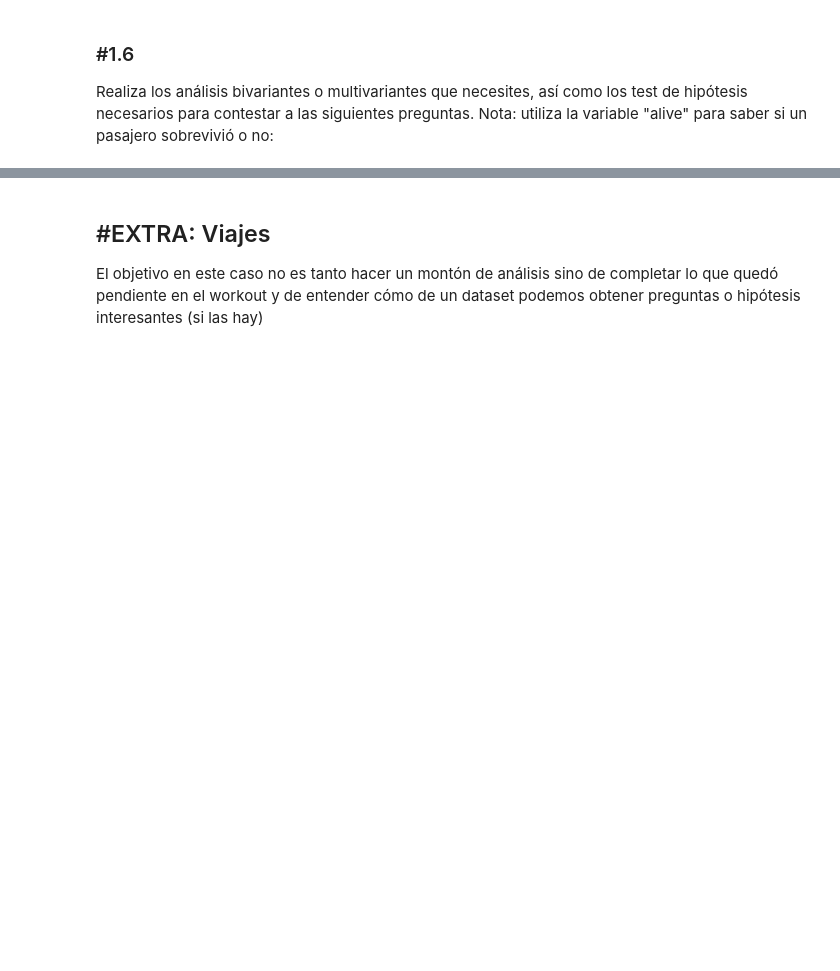
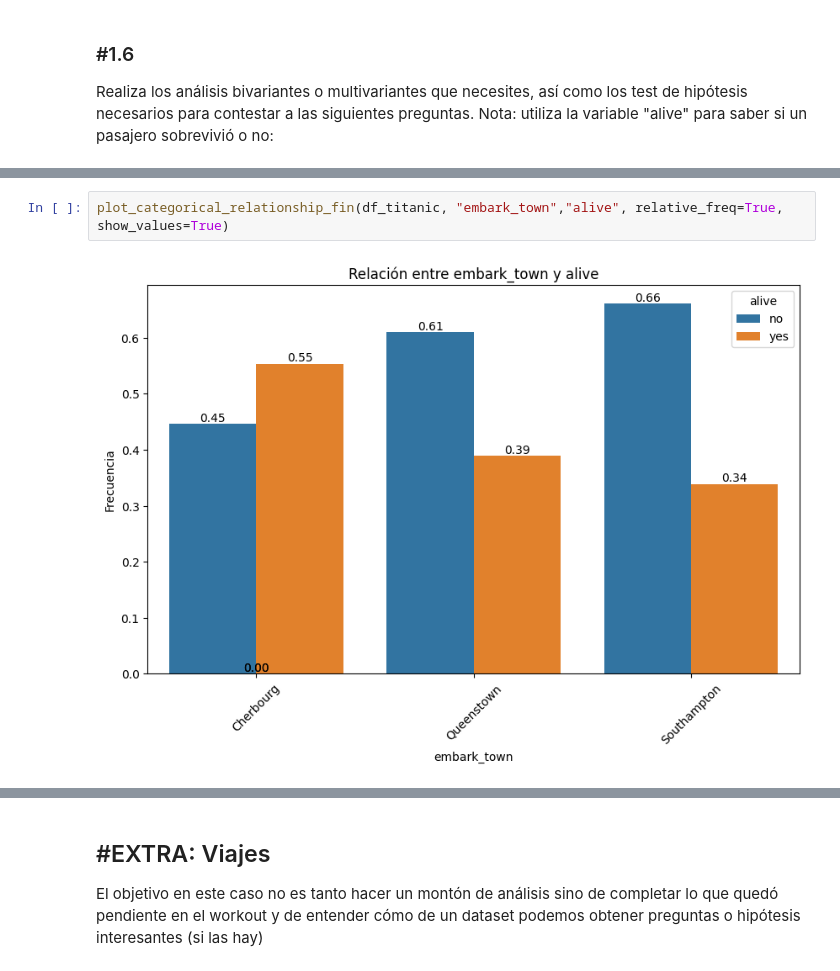
Before and after one commit to pablomoralesbaro/Ds-Online-PabloBaro, a Jupyter notebook: 03_Data_Analysis/Sprint_07/Unidad_02_Estadistica_Descriptiva_Multivariante/03_Practica_Obligatoria/18_Practica_Obligatoria_Multivariante.ipynb, the cells around one changed output, grey strips where cells are left out. Saved outputs shown, nothing was run; the diff lists cells and outputs as text; blank space fills up the shorter version.

```diff
--- a/03_Data_Analysis/Sprint_07/Unidad_02_Estadistica_Descriptiva_Multivariante/03_Practica_Obligatoria/18_Practica_Obligatoria_Multivariante.ipynb
+++ b/03_Data_Analysis/Sprint_07/Unidad_02_Estadistica_Descriptiva_Multivariante/03_Practica_Obligatoria/18_Practica_Obligatoria_Multivariante.ipynb
@@ -184,0 +205,4 @@ KeyError: 'grupo'
+# %%
+plot_categorical_relationship_fin(df_titanic, "embark_town","alive", relative_freq=True, show_values=True)
+# %% [output]
+[figure, added]
```
Also changed, not shown: parts of 13 cells of this notebook, 7 other files.
